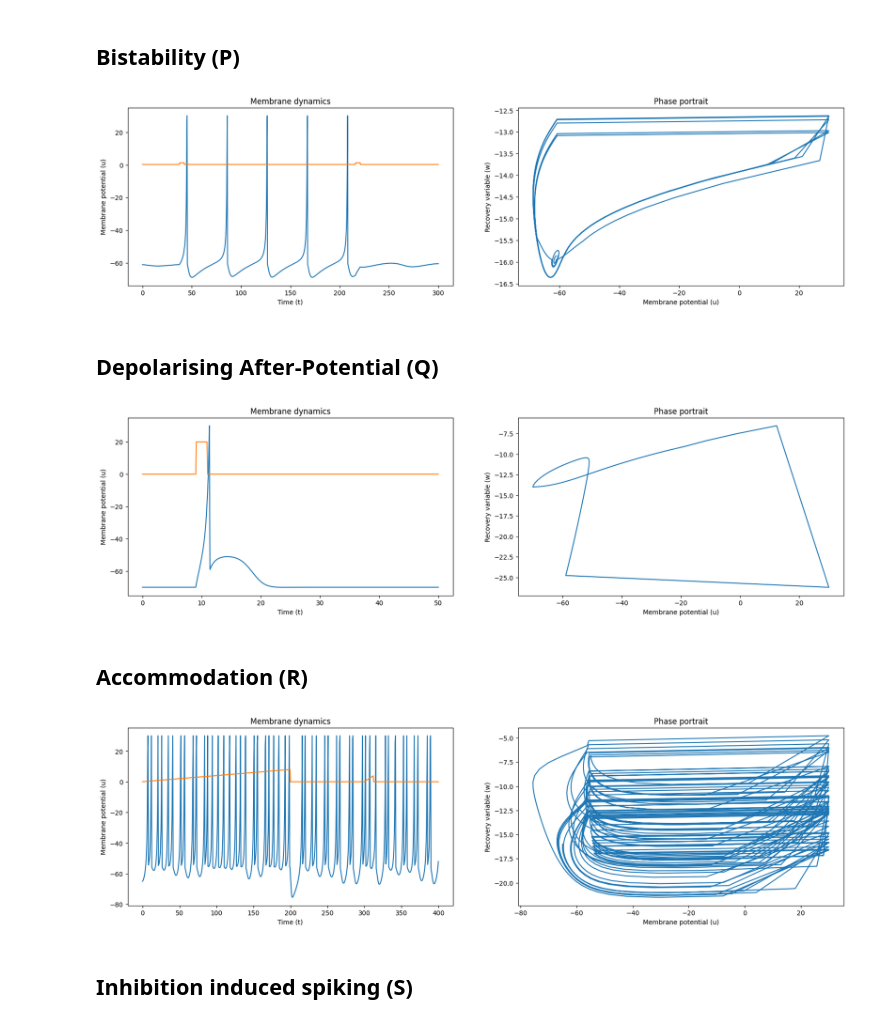
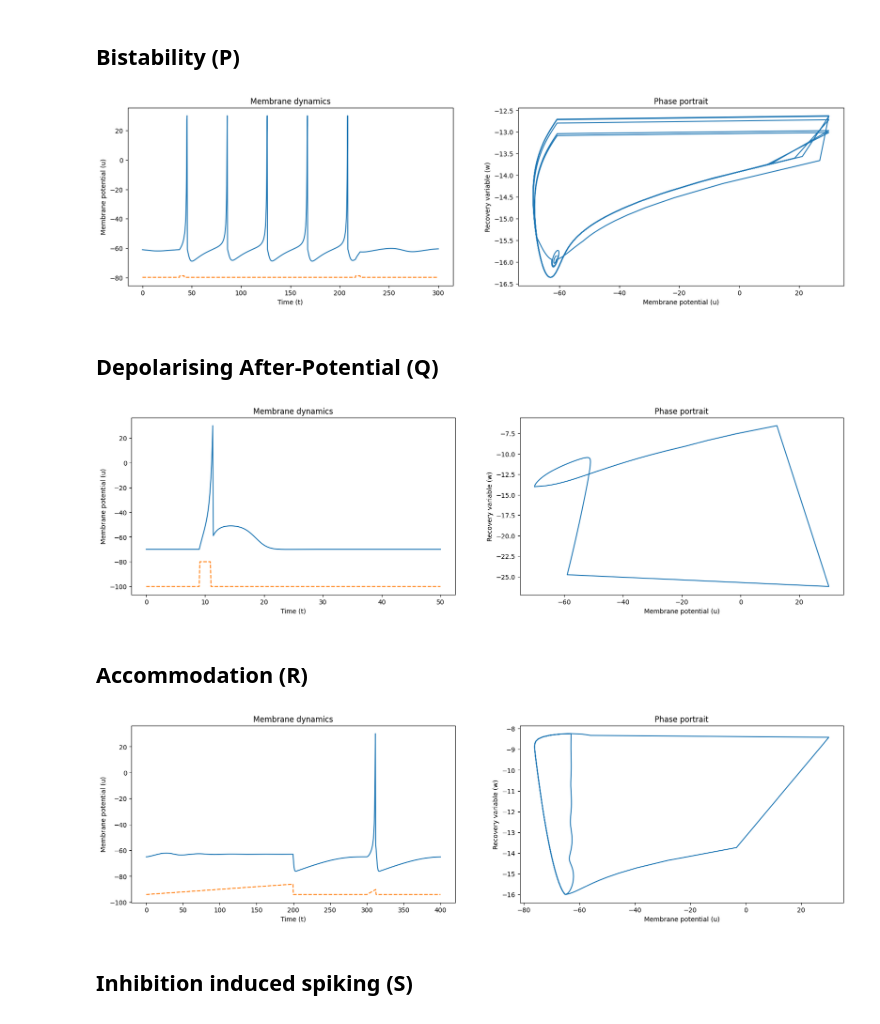
Before and after one commit to JacopoRaffi/CNS_Assignments, a Jupyter notebook: LAB1/main.ipynb, the cells around one changed output. Saved outputs shown, nothing was run; the diff lists cells and outputs as text; code cells hidden in the pictures.

```diff
--- a/LAB1/main.ipynb
+++ b/LAB1/main.ipynb
@@ -79,7 +79,6 @@ def Izhikevich(u:float, w:float,
 
     return u_values, w_values
 
-#TODO: show better input current
 def show_charts(u_values:list, w_values:list, I: numpy.array, time_steps:list):
     '''
         simply shows the membrane dynamics and the phase portrait plots
@@ -102,6 +101,7 @@ def show_charts(u_values:list, w_values:list, I: numpy.array, time_steps:list):
     '''
 
     fig, ax = plt.subplots(1,2, figsize=(20,5))
+    I = [i - (abs(max(I) - min(u_values))) - 10  for i in I]
 
     ax[0].set_xlabel("Time (t)")
     ax[0].set_ylabel("Membrane potential (u)")
@@ -112,7 +112,7 @@ def show_charts(u_values:list, w_values:list, I: numpy.array, time_steps:list):
     ax[1].set_title("Phase portrait")
 
     ax[0].plot(time_steps, u_values[1:])
-    ax[0].plot(time_steps, I) # I is the input current
+    ax[0].plot(time_steps, I, linestyle='--') # I is the input current
     ax[1].plot(u_values, w_values)
 # %% [markdown]
 ## Tonic Spiking (A)
@@ -440,7 +452,7 @@ I = [1.24 if condition(t) else 0.24 for t in tspan]
 u_v, w_v = Izhikevich(u, w, a, b, c, d, I, tspan, tau)
 show_charts(u_v, w_v, I, tspan)
 # %% [output]
-[figure, old version]
+[figure, new version]
 # %% [markdown]
 ## Depolarising After-Potential (Q)
 # %%
@@ -460,28 +472,32 @@ I = [20 if condition(t) else 0 for t in tspan]
 u_v, w_v = Izhikevich(u, w, a, b, c, d, I, tspan, tau)
 show_charts(u_v, w_v, I, tspan)
 # %% [output]
-[figure, old version]
+[figure, new version]
 # %% [markdown]
 ## Accommodation (R)
 # %%
-a = 0.02 #TODO: change 'f' and 'g'
+def dw_dt_tmp(u:float, w:float, a:float, b:float):
+    # compute the derivative of the recovery variable
+    return a*(b*(u + 65))
+
+a = 0.02
 b = 1
 c = -55
 d = 4
 u = -65
 w = -16
 tau = 0.5
 tspan = numpy.arange(0, 400 + tau, tau)
 
 condition_1 = lambda t: t < 200
 condition_2 = lambda t: t < 300
 condition_3 = lambda t: t < 312.5
 I = [t/25 if condition_1(t) else (0 if condition_2(t) else (((t-300) / 12.5 * 4) if condition_3(t) else 0)) for t in tspan]
 
-u_v, w_v = Izhikevich(u, w, a, b, c, d, I, tspan, tau)
+u_v, w_v = Izhikevich(u, w, a, b, c, d, I, tspan, tau, g=dw_dt_tmp)
 show_charts(u_v, w_v, I, tspan)
 # %% [output]
-[figure, old version]
+[figure, new version]
 # %% [markdown]
 ## Inhibition induced spiking (S)
 # %%
```
Also changed, not shown: parts of 17 cells of this notebook.
